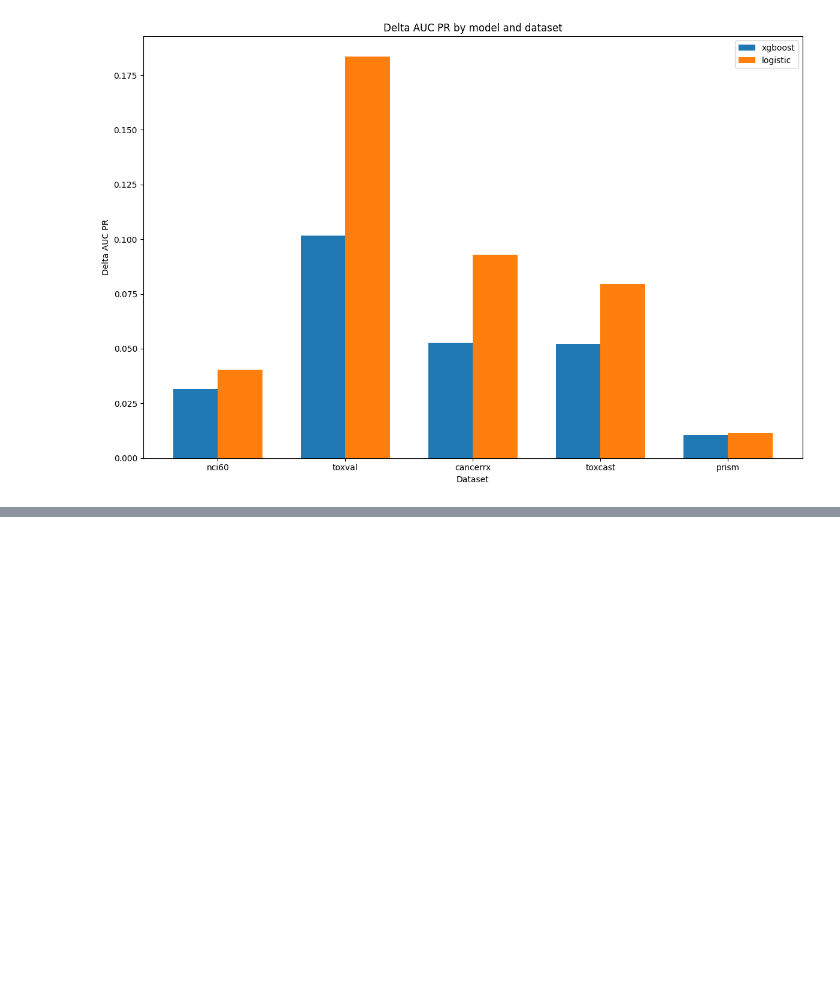
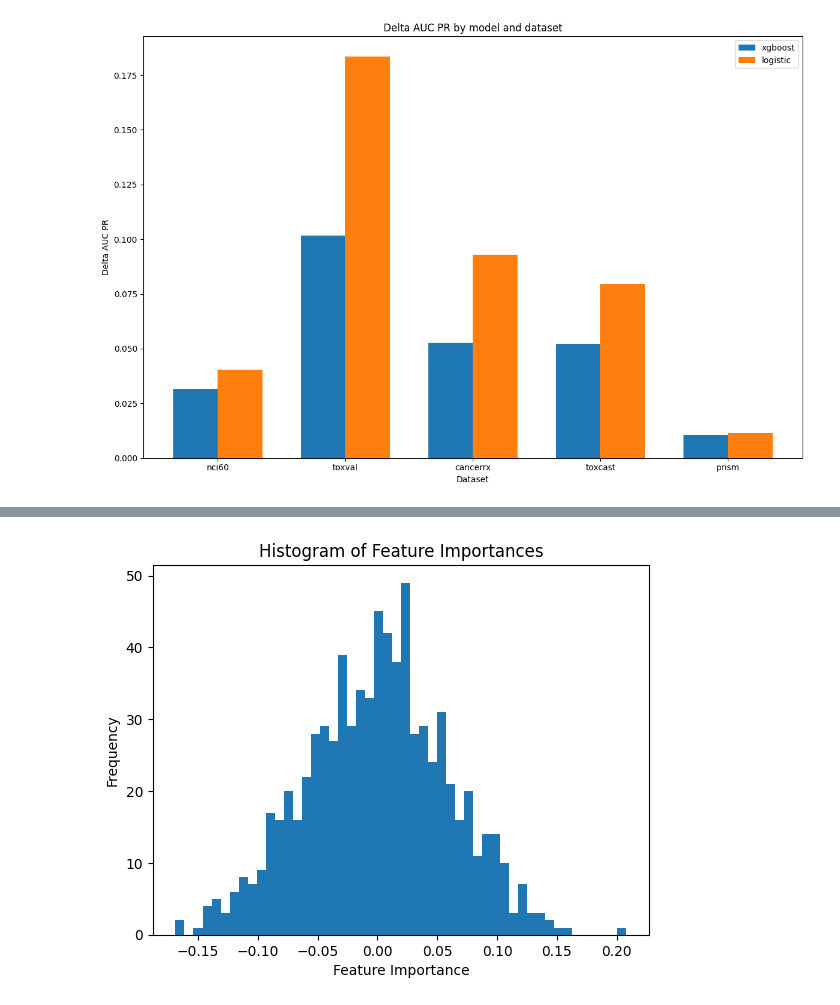
Before and after one commit to labdao/FS-Tox, a Jupyter notebook: notebooks/4.7-xgboost-vs-logistic-regression.ipynb, the cells around one changed output, grey strips where cells are left out. Cells and saved outputs as stored; diff of their text form; code cells hidden in the pictures; blank space fills up the shorter version.

```diff
--- a/notebooks/4.7-xgboost-vs-logistic-regression.ipynb
+++ b/notebooks/4.7-xgboost-vs-logistic-regression.ipynb
@@ -99,0 +201,9 @@ plt.show()
+# %%
+# Assuming importance_sorted is your array of sorted feature importances
+plt.hist(importance_sorted, bins=50)
+plt.xlabel('Feature Importance')
+plt.ylabel('Frequency')
+plt.title('Histogram of Feature Importances')
+plt.show()
+# %% [output]
+[figure, added]
```
Also changed, not shown: parts of 14 cells of this notebook, 7 other files.
